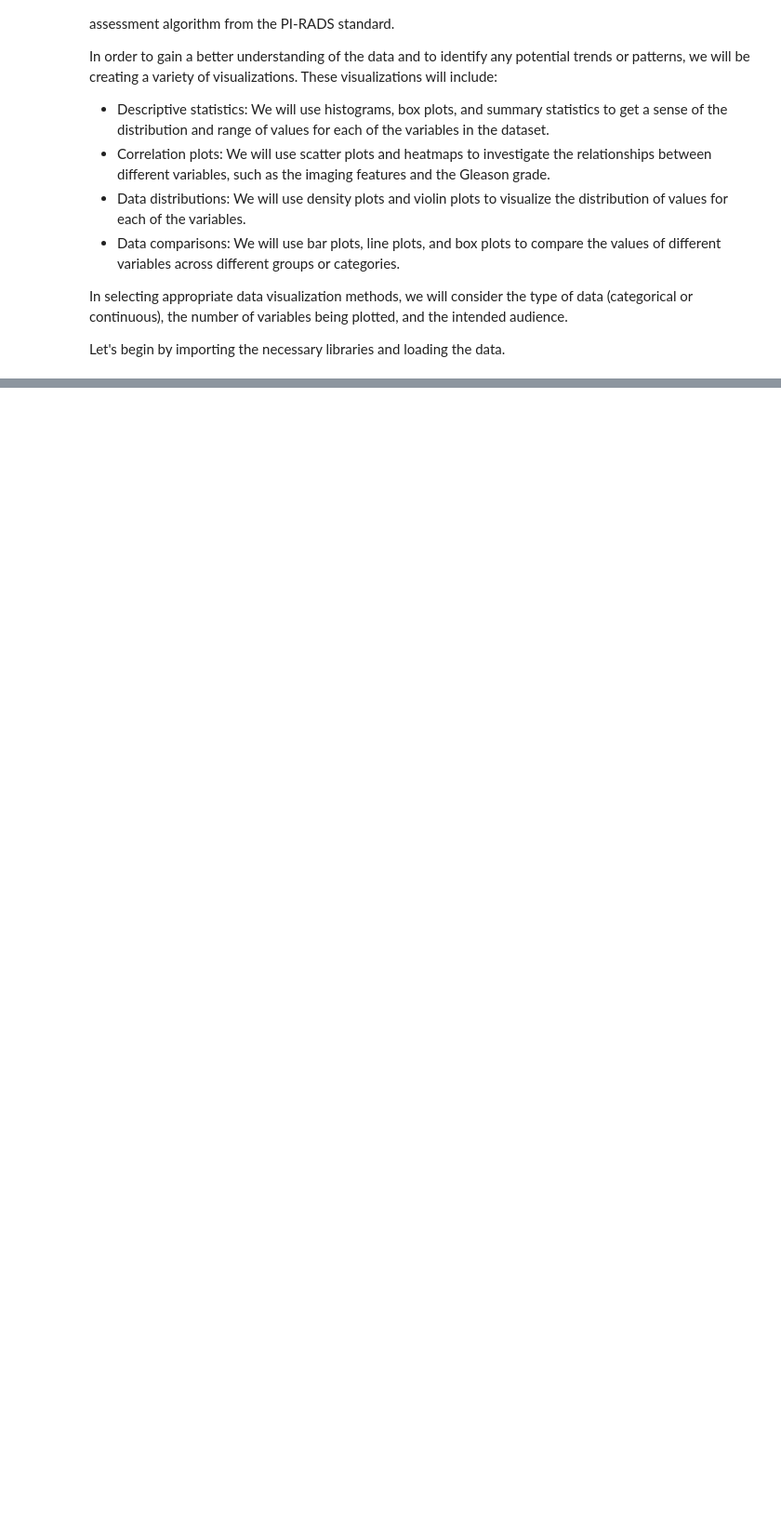
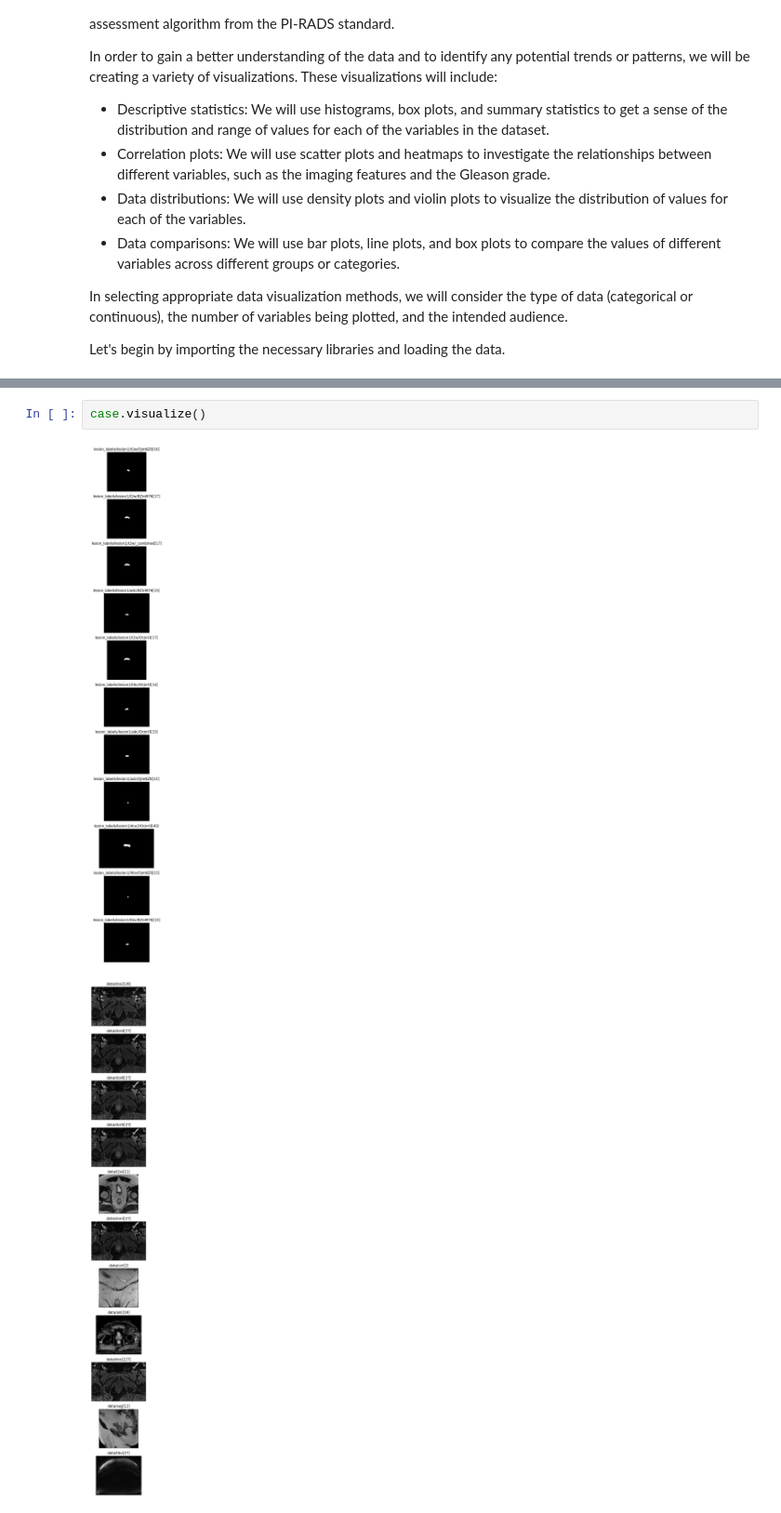
Before and after one commit to piotrsobecki/ai4ar-radiomics, a Jupyter notebook: book/data.ipynb, the cells around one changed output, grey strips where cells are left out. Shown at 93% size. Cells and saved outputs as stored; diff of their text form; blank space fills up the shorter version.

```diff
--- a/book/data.ipynb
+++ b/book/data.ipynb
@@ -67,0 +99,5 @@ ai4ar.visualize_case(case)
+# %%
+case.visualize()
+# %% [output]
+[figure, added]
+[figure, added]
```
Also changed, not shown: parts of 16 cells of this notebook.
